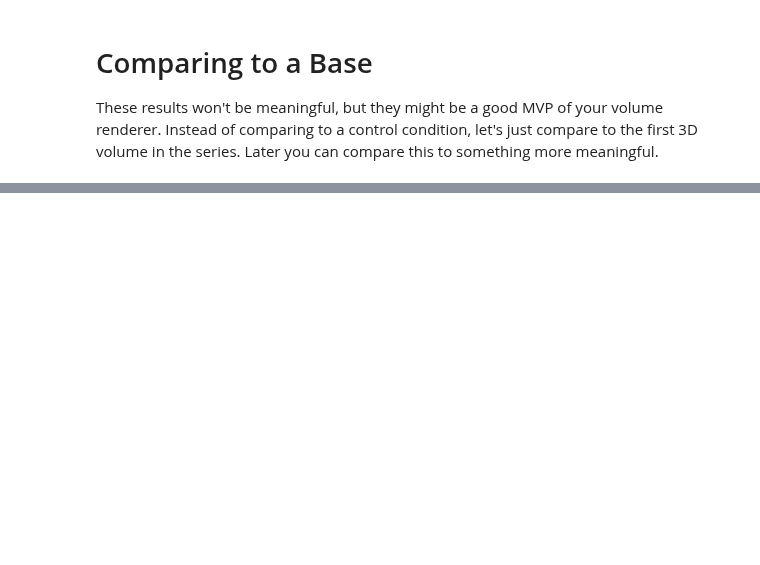
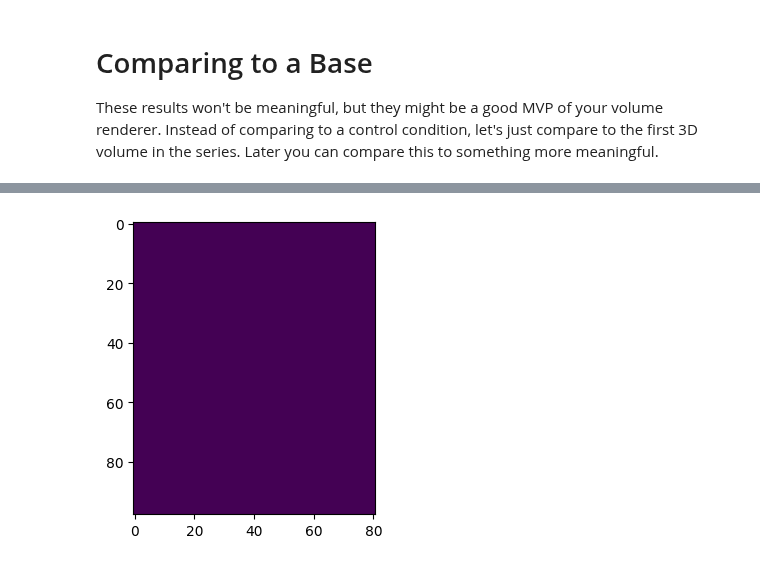
Before and after one commit to joachimbbp/neurovolume, a Jupyter notebook: src/neuro_volume/generate_fmri_volume.ipynb, the cells around one changed output, grey strips where cells are left out. Drawn from its saved outputs; the diff is of its cells as text; code cells hidden in the pictures; blank space fills up the shorter version.

```diff
--- a/src/neuro_volume/generate_fmri_volume.ipynb
+++ b/src/neuro_volume/generate_fmri_volume.ipynb
@@ -57,0 +52,10 @@ view_mid_slice(diff)
+# %%
+#testing the first frame against itself
+#this should be totally blank
+experimental_mid_slice = normalized_brain_vol[:,:,:,0]
+control_mid_slice = normalized_brain_vol[:,:,:,0]
+
+diff2 = diff_with_thresh_3D(control_mid_slice, experimental_mid_slice)
+view_mid_slice(diff2)
+# %% [output]
+[figure, added]
```
Also changed, not shown: parts of 7 cells of this notebook.
